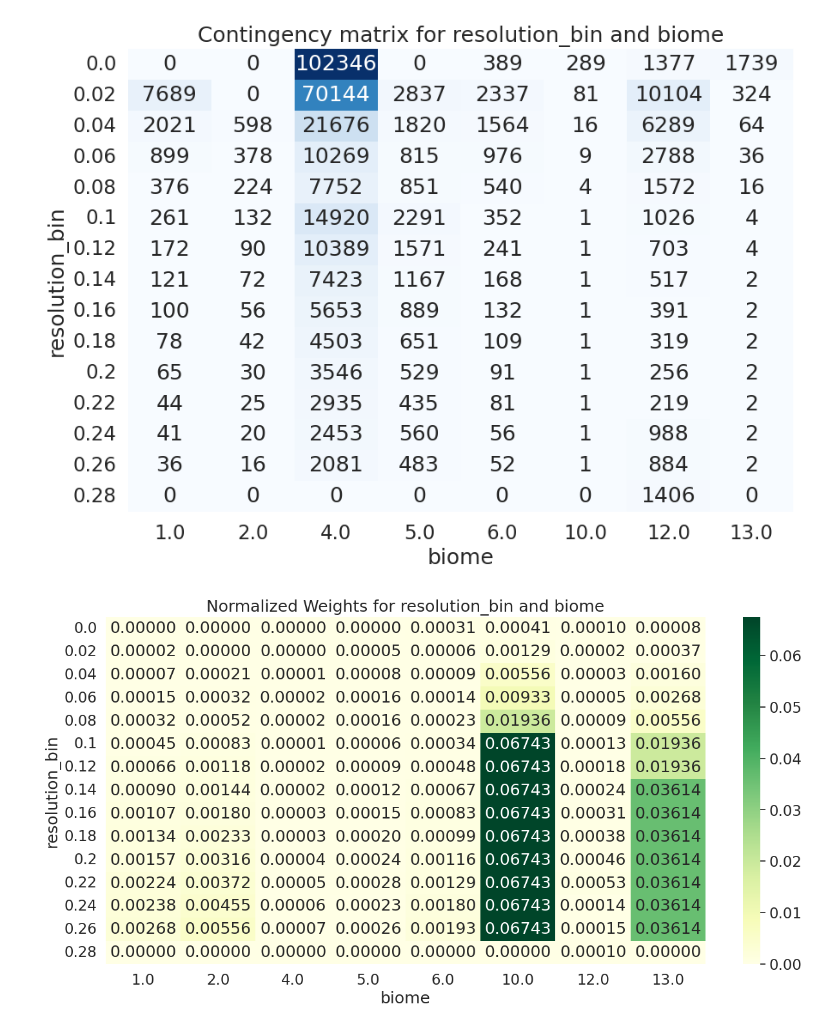
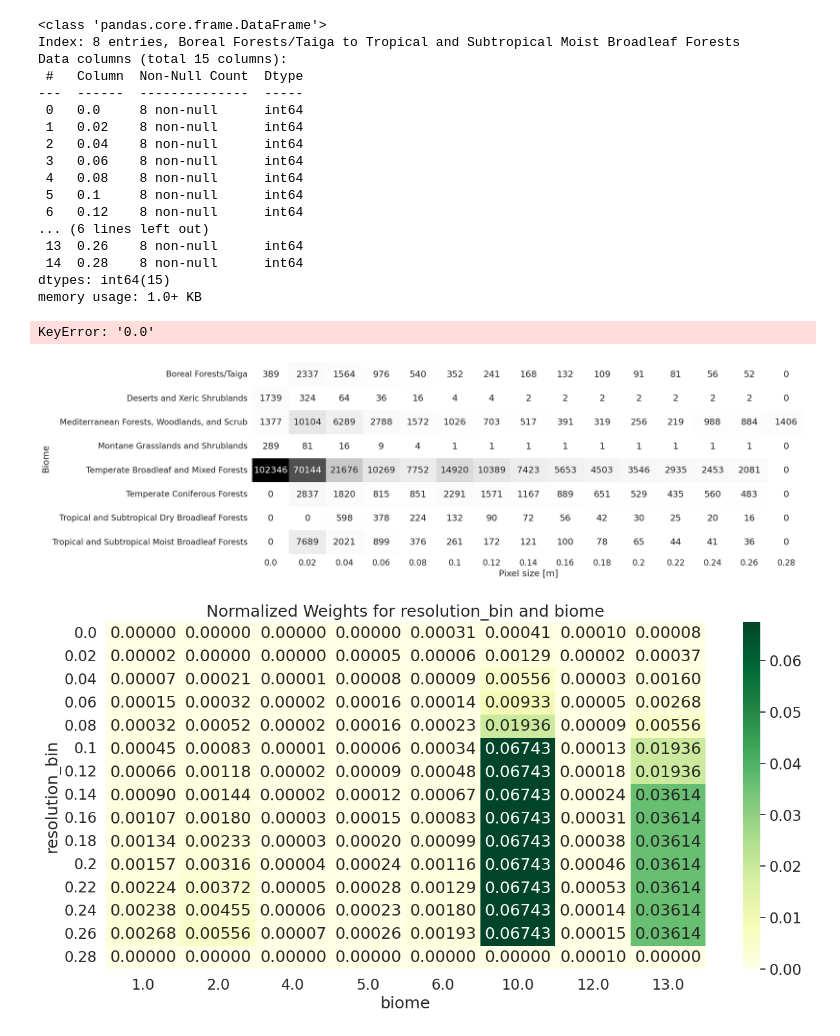
Before and after one commit to jmoeh/standing-deadwood, a Jupyter notebook: notebooks/X_trash.ipynb, the cells around one changed output. Drawn from its saved outputs; the diff is of its cells as text; code cells hidden in the pictures.

```diff
--- a/notebooks/X_trash.ipynb
+++ b/notebooks/X_trash.ipynb
@@ -43,3 +43,22 @@ dataset = DeadwoodDataset(
     test_size=0,
     verbose=True,
 )
+# %%
+biome_dict = {
+    1: "Tropical and Subtropical Moist Broadleaf Forests",
+    2: "Tropical and Subtropical Dry Broadleaf Forests",
+    3: "Tropical and Subtropical Coniferous Forests",
+    4: "Temperate Broadleaf and Mixed Forests",
+    5: "Temperate Coniferous Forests",
+    6: "Boreal Forests/Taiga",
+    7: "Tropical and Subtropical Grasslands, Savannas, and Shrublands",
+    8: "Temperate Grasslands, Savannas, and Shrublands",
+    9: "Flooded Grasslands and Savannas",
+    10: "Montane Grasslands and Shrublands",
+    11: "Tundra",
+    12: "Mediterranean Forests, Woodlands, and Scrub",
+    13: "Deserts and Xeric Shrublands",
+    14: "Mangroves",
+}
+# %%
+register_df["biome_name"] = register_df["biome"].map(biome_dict)
@@ -45,0 +71,24 @@ dataset = DeadwoodDataset(
+# %%
+conti_df.info()
+# %% [output]
+<class 'pandas.core.frame.DataFrame'>
+Index: 8 entries, Boreal Forests/Taiga to Tropical and Subtropical Moist Broadleaf Forests
+Data columns (total 15 columns):
+ #   Column  Non-Null Count  Dtype
+---  ------  --------------  -----
+ 0   0.0     8 non-null      int64
+ 1   0.02    8 non-null      int64
+ 2   0.04    8 non-null      int64
+ 3   0.06    8 non-null      int64
+ 4   0.08    8 non-null      int64
+ 5   0.1     8 non-null      int64
+ 6   0.12    8 non-null      int64
+... (6 lines left out)
+ 13  0.26    8 non-null      int64
+ 14  0.28    8 non-null      int64
+dtypes: int64(15)
+memory usage: 1.0+ KB
+# %%
+conti_df = conti_df.sort_values(by="0.0")
+# %% [output]
+KeyError: '0.0'
@@ -48,20 +99,22 @@ weights = dataset.get_train_sample_weights(fold=0, balancing_factor=0.9)
 # %%
 # plot contigency matrix for register based on resolution_bin and biome columns
 # resolution_bin
 sns.set(font_scale=1.5)
 sns.set_style("whitegrid")
-plt.figure(figsize=(10, 7))
+plt.figure(figsize=(20, 7))
 sns.heatmap(
-    pd.crosstab(register_df["resolution_bin"], register_df["biome"]),
+    pd.crosstab(register_df["biome_name"], register_df["resolution_bin"]),
     annot=True,
     fmt="d",
-    cmap="Blues",
+    cmap="binary",
     cbar=False,
 )
-plt.title("Contingency matrix for resolution_bin and biome")
+plt.xlabel("Pixel size [m]")
+plt.ylabel("Biome")
+# plt.title("Contingency matrix for resolution_bin and biome")
 plt.show()
 # %% [output]
-[figure, old version]
+[figure, new version]
 # %%
 import pandas as pd
 import seaborn as sns
```
Also changed, not shown: parts of 4 cells of this notebook, 2 other files.
